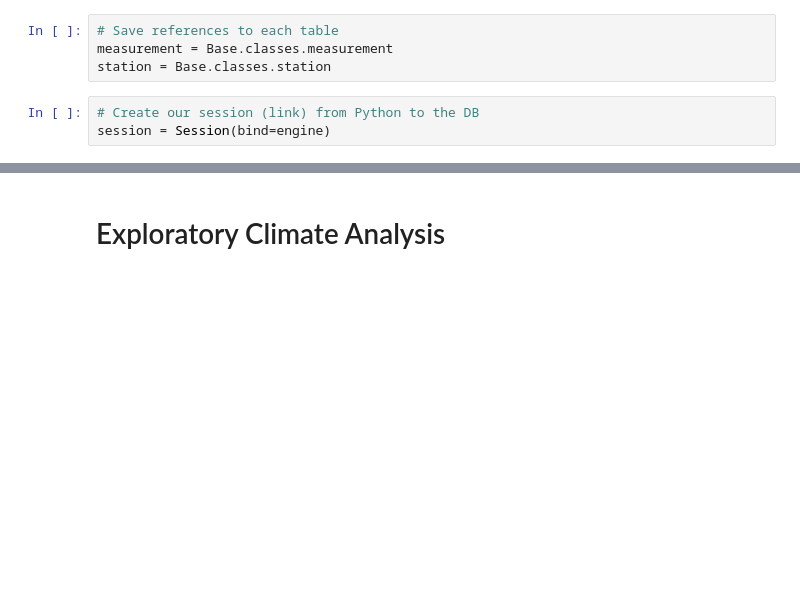
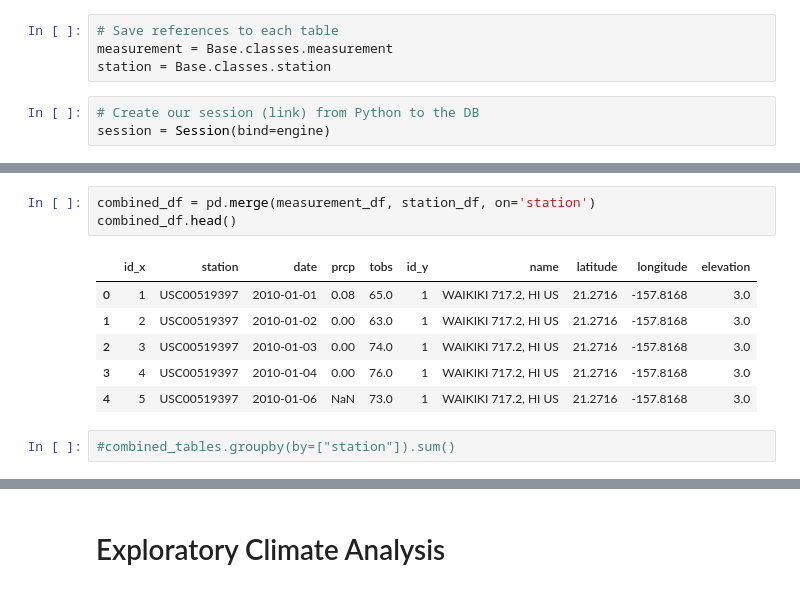
Before and after one commit to Lindsey-G/UCI-Homework-Giron, a Jupyter notebook: Homework_01/10-sqlalchemy-challenge/02-Homework_10-Advanced-Data-Storage-and-Retrieval_Instructions_climate_starter.ipynb, the cells around one changed output, grey strips where cells are left out. Cells and saved outputs as stored; diff of their text form; blank space fills up the shorter version.

```diff
--- a/Homework_01/10-sqlalchemy-challenge/02-Homework_10-Advanced-Data-Storage-and-Retrieval_Instructions_climate_starter.ipynb
+++ b/Homework_01/10-sqlalchemy-challenge/02-Homework_10-Advanced-Data-Storage-and-Retrieval_Instructions_climate_starter.ipynb
@@ -61,0 +68,12 @@ hawaii_df = pd.read_sql(engine, com)
+# %%
+combined_df = pd.merge(measurement_df, station_df, on='station')
+combined_df.head()
+# %% [output]
+|  | id_x | station | date | prcp | tobs | id_y | name | latitude | longitude | elevation |
+| 0 | 1 | USC00519397 | 2010-01-01 | 0.08 | 65.0 | 1 | WAIKIKI 717.2, HI US | 21.2716 | -157.8168 | 3.0 |
+| 1 | 2 | USC00519397 | 2010-01-02 | 0.00 | 63.0 | 1 | WAIKIKI 717.2, HI US | 21.2716 | -157.8168 | 3.0 |
+| 2 | 3 | USC00519397 | 2010-01-03 | 0.00 | 74.0 | 1 | WAIKIKI 717.2, HI US | 21.2716 | -157.8168 | 3.0 |
+| 3 | 4 | USC00519397 | 2010-01-04 | 0.00 | 76.0 | 1 | WAIKIKI 717.2, HI US | 21.2716 | -157.8168 | 3.0 |
+| 4 | 5 | USC00519397 | 2010-01-06 | NaN | 73.0 | 1 | WAIKIKI 717.2, HI US | 21.2716 | -157.8168 | 3.0 |
+# %%
+#combined_tables.groupby(by=["station"]).sum()
```
Also changed, not shown: parts of 28 cells of this notebook.
